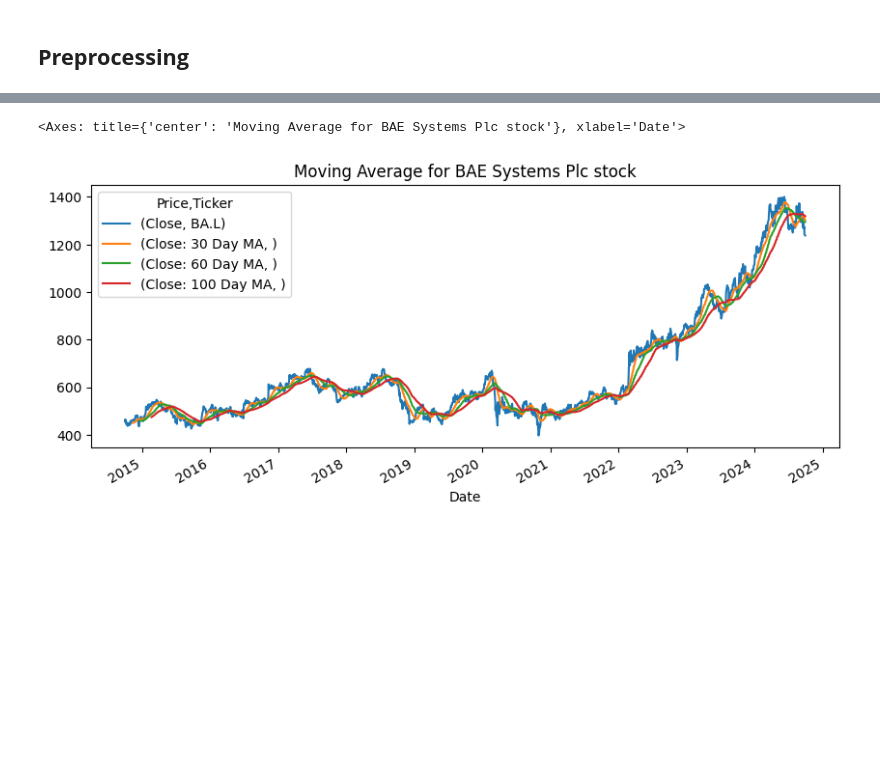
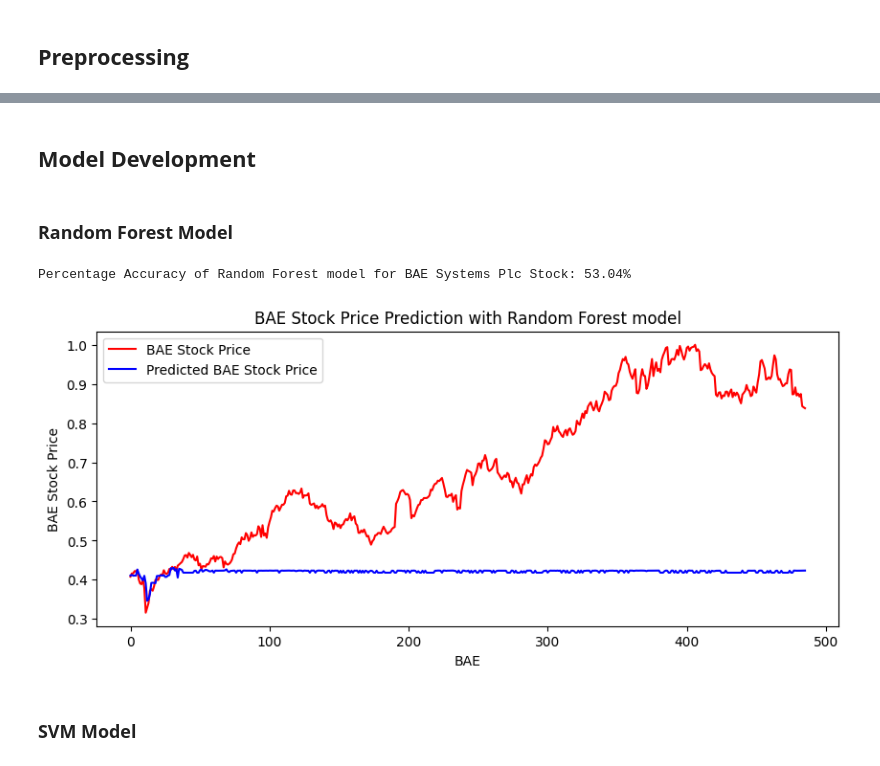
Before and after one commit to Bhavana-Kolli/22035573_Final-Project_Stock-Market, a Jupyter notebook: 22035573_Data_Science_Project.ipynb, the cells around one changed output, grey strips where cells are left out. Drawn from its saved outputs; the diff is of its cells as text; code cells hidden in the pictures; blank space fills up the shorter version.

```diff
--- a/22035573_Data_Science_Project.ipynb
+++ b/22035573_Data_Science_Project.ipynb
@@ -144,10 +214,52 @@ plot_stock_data(bae_data, stock_name="BAE Systems Plc")
-# %%
-# Plotting Moving Average for BAE Systems Plc stock
-
-bae_data['Close: 30 Day MA'] = bae_data['Close'].rolling(window=30).mean()
-bae_data['Close: 60 Day MA'] = bae_data['Close'].rolling(window=60).mean()
-bae_data['Close: 100 Day MA'] = bae_data['Close'].rolling(window=100).mean()
-bae_data[['Close','Close: 30 Day MA','Close: 60 Day MA','Close: 100 Day MA']].plot(figsize=(10,4), title='Moving Average for BAE Systems Plc stock')
-# %% [output]
-<Axes: title={'center': 'Moving Average for BAE Systems Plc stock'}, xlabel='Date'>
-[figure, removed]
+# %%
+# Predict next day's price
+bae_data['Target'] = bae_data['Close'].shift(-1)
+bae_data.dropna(inplace=True)
+
+# Normalize the data
+scaler_bae = MinMaxScaler(feature_range=(0, 1))
+scaled_data_bae = scaler_bae.fit_transform(bae_data)
+
+# Split data into training and testing sets
+train_size_bae = int(len(scaled_data_bae) * 0.8)
+train_bae, test_bae = scaled_data_bae[:train_size_bae], scaled_data_bae[train_size_bae:]
+
+X_train_bae, y_train_bae = train_bae[:, :-1], train_bae[:, -1]
+X_test_bae, y_test_bae = test_bae[:, :-1], test_bae[:, -1]
+
+# Calculate the mean of the actual values in y_test_bae
+mean_actual_value = y_test_bae.mean()
+# %% [markdown]
+## **Model Development**
+# %% [markdown]
+### **Random Forest Model**
+# %%
+# Random Forest model for BAE Systems Plc stock
+randomforest_bae = randomforest_hyperparameter_tuning(X_train_bae, y_train_bae)
+# %%
+# Calculating mse, rmse, accuracy percentage for BAE Systems Plc stock with Random Forest model
+
+# Calculating the Mean Squared Error on the test data
+randomforest_mse_bae = mean_squared_error(y_test_bae, randomforest_bae.predict(X_test_bae))
+# Calculating the Root Mean Squared Error (RMSE) from MSE
+randomforest_rmse_bae = math.sqrt(randomforest_mse_bae)
+# Calculating the accuracy percentage
+rf_accuracy_percentage = 100 - ((randomforest_rmse_bae / mean_actual_value) * 100)
+
+# Printing the accuracy percentage for the Random Forest model
+print(f"Percentage Accuracy of Random Forest model for BAE Systems Plc Stock: {rf_accuracy_percentage:.2f}%")
+
+# Plotting actual vs predicted for Random Forest model
+plt.figure(figsize=(10, 4))
+plt.plot(y_test_bae, color='red', label='BAE Stock Price')
+plt.plot(randomforest_bae.predict(X_test_bae), color='blue', label='Predicted BAE Stock Price')
+plt.title('BAE Stock Price Prediction with Random Forest model')
+plt.xlabel('BAE')
+plt.ylabel('BAE Stock Price')
+plt.legend()
+plt.show()
+# %% [output]
+Percentage Accuracy of Random Forest model for BAE Systems Plc Stock: 53.04%
+[figure, added]
+# %% [markdown]
+### **SVM Model**
```
Also changed, not shown: parts of 7 cells of this notebook.
